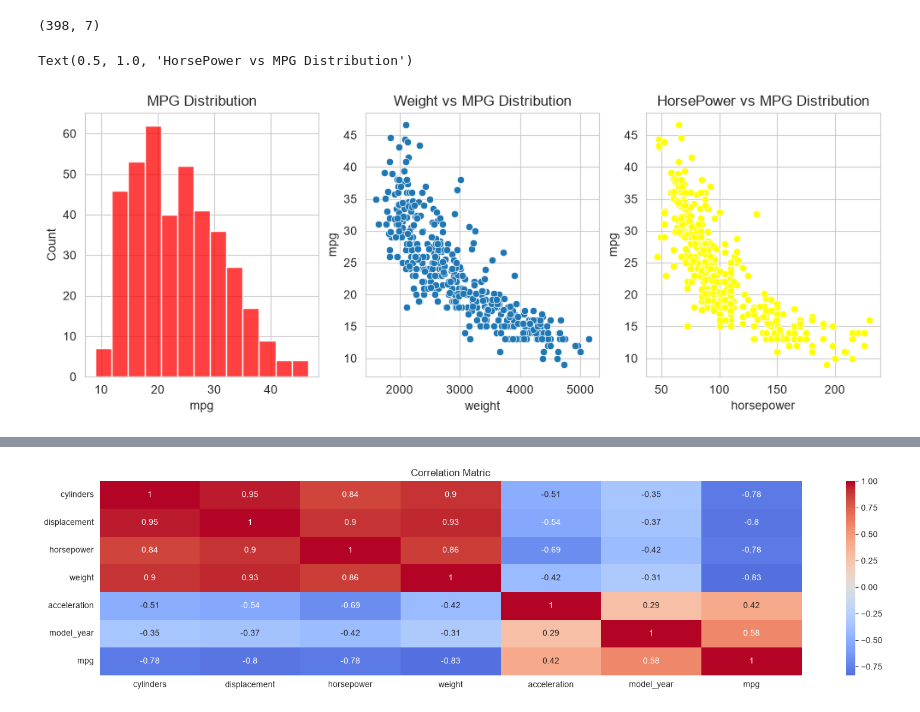
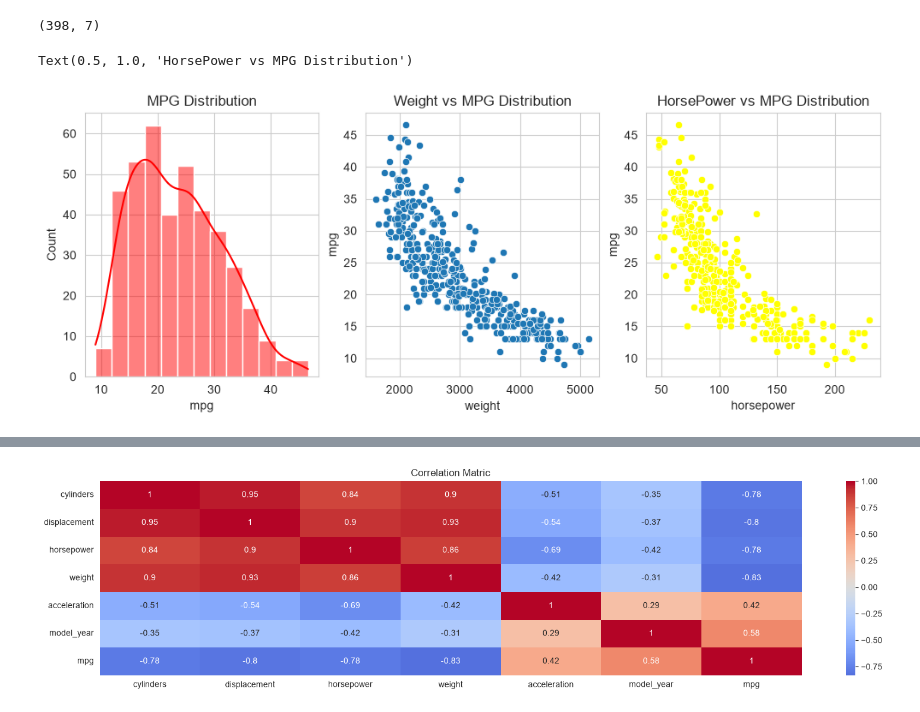
Before and after one commit to davulurunagalakshmi573-sudo/Exploratory_Data_Analysis, a Jupyter notebook: day2-workshop.ipynb, the cells around one changed output, grey strips where cells are left out. Cells and saved outputs as stored; diff of their text form; code cells hidden in the pictures.

```diff
--- a/day2-workshop.ipynb
+++ b/day2-workshop.ipynb
@@ -290,17 +290,17 @@ memory usage: 22.3 KB
 # %%
 #Step 3 some quick exploratory data analysis where we use seaborn
 df=x.copy()
 df['mpg']=y
 #here we are mapping input and target variable into the dataframe
 fig,axes=plt.subplots(1,3,figsize=(12,4))
 #plot graphs as per axes
-sns.histplot(df['mpg'],kde=False,ax=axes[0],color='red')
+sns.histplot(df['mpg'], kde=True, ax=axes[0],color='red')
 #in similar way we display other graphs in rmng plots
 axes[0].set_title("MPG Distribution")
 sns.scatterplot(x=df['weight'],y=df['mpg'],ax=axes[1])
 axes[1].set_title("Weight vs MPG Distribution")
 sns.scatterplot(x=df['horsepower'],y=df['mpg'],ax=axes[2],color='yellow')
 axes[2].set_title("HorsePower vs MPG Distribution")
 # %% [output]
 Text(0.5, 1.0, 'HorsePower vs MPG Distribution')
-[figure, old version]
+[figure, new version]
```
Also changed, not shown: parts of 15 cells of this notebook.
